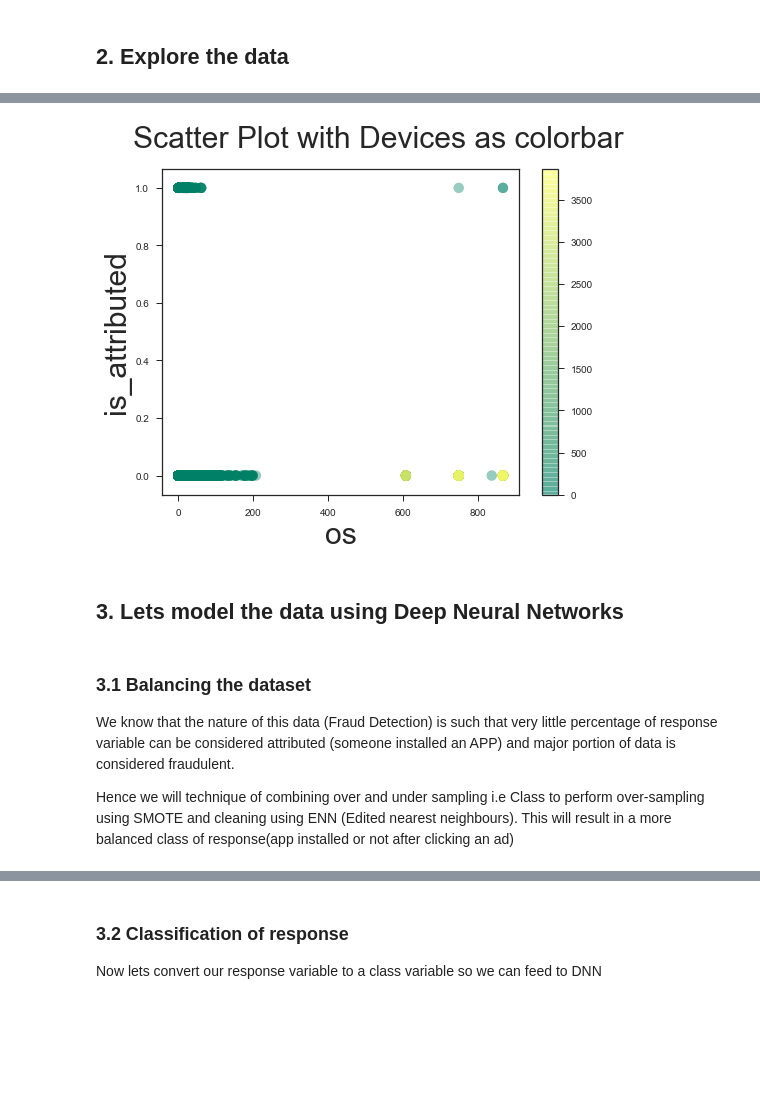
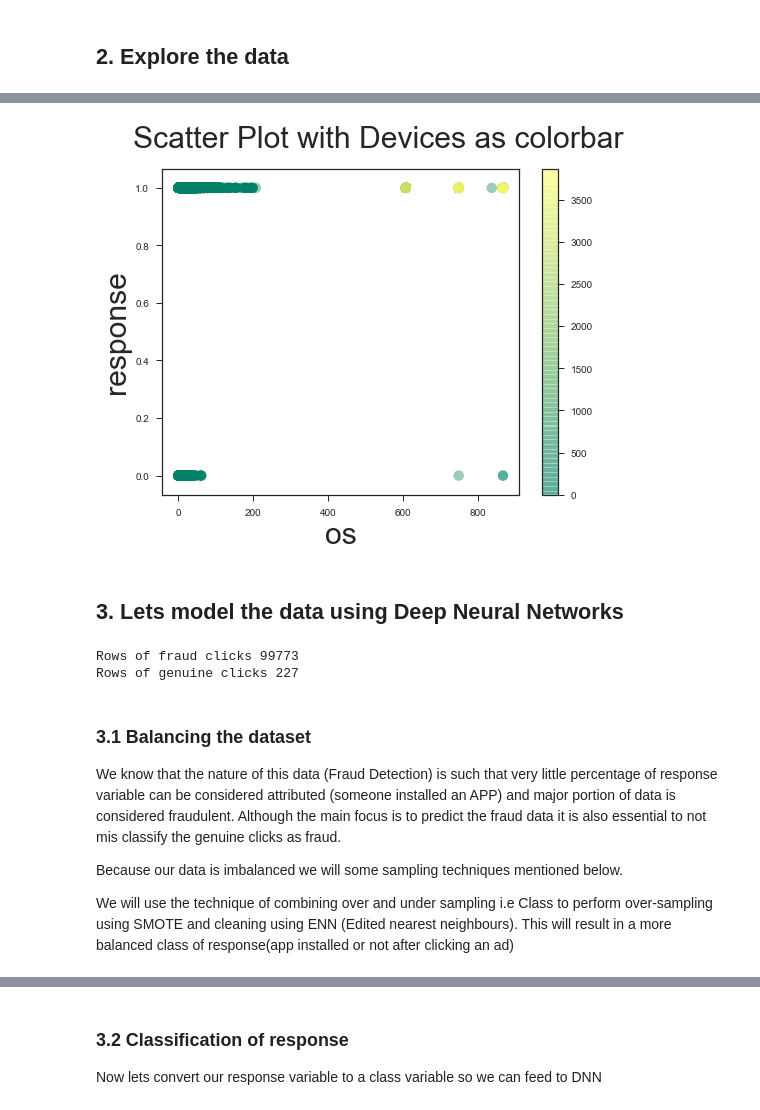
Before and after one commit to ChiruGit/MLProject, a Jupyter notebook: ML_Fall_FinalProject.ipynb, the cells around one changed output, grey strips where cells are left out. Saved outputs shown, nothing was run; the diff lists cells and outputs as text; code cells hidden in the pictures; blank space fills up the shorter version.

```diff
--- a/ML_Fall_FinalProject.ipynb
+++ b/ML_Fall_FinalProject.ipynb
@@ -27,3 +30,5 @@ dataset.head()
+# %%
+dataset['response'] = 1-dataset['is_attributed']
 # %% [markdown]
 ### 1.1 Field definitions
 # %% [markdown]
@@ -136,24 +144,24 @@ plt.show()
 # %%
 np.random.seed(19680801)
 fig = plt.figure(figsize=(8,6))
 
 N = 50
 #colors = np.random.rand(N)
 area = (30 * np.random.rand(N))**2  # 0 to 15 point radii
 
 colors = dataset['device']
 
 # c=colors,
-scatter=plt.scatter(dataset['os'], dataset['is_attributed'], s=100,alpha=0.4, c = colors,cmap='summer')
+scatter=plt.scatter(dataset['os'], dataset['response'], s=100,alpha=0.4, c = colors,cmap='summer')
 fig.suptitle('Scatter Plot with Devices as colorbar', fontsize=30)
 plt.xlabel('os', fontsize=30)
-plt.ylabel('is_attributed', fontsize=30)
+plt.ylabel('response', fontsize=30)
 
 
 plt.colorbar(scatter)
 plt.show()
 # %% [output]
-[figure, old version]
+[figure, new version]
 # %% [markdown]
 ##  3. Lets model the data using Deep Neural Networks
 # %%
@@ -164,9 +172,17 @@ Y_imb = np.array(dataset)[:,7]
+# %%
+print ("Rows of fraud clicks",len(Y_imb[Y_imb == 1]))
+print ("Rows of genuine clicks",len(Y_imb[Y_imb == 0]))
+# %% [output]
+Rows of fraud clicks 99773
+Rows of genuine clicks 227
 # %% [markdown]
 ### 3.1 Balancing the dataset
 
-We know that the nature of this data (Fraud Detection) is such that very little percentage of response variable can be considered attributed (someone installed an APP) and major portion of data is considered fraudulent.
+We know that the nature of this data (Fraud Detection) is such that very little percentage of response variable can be considered attributed (someone installed an APP) and major portion of data is considered fraudulent. Although the main focus is to predict the fraud data it is also essential to not mis classify the genuine clicks as fraud.
 
-Hence we will technique of combining over and under sampling i.e Class to perform over-sampling using SMOTE and cleaning using ENN (Edited nearest neighbours). This will result in a more balanced class of response(app installed or not after clicking an ad)
+Because our data is imbalanced we will some sampling techniques mentioned below.
+
+We will use the technique of combining over and under sampling i.e Class to perform over-sampling using SMOTE and cleaning using ENN (Edited nearest neighbours). This will result in a more balanced class of response(app installed or not after clicking an ad)
 # %%
 from collections import Counter
 from imblearn.combine import SMOTEENN
```
Also changed, not shown: parts of 38 cells of this notebook, 1 other file.
